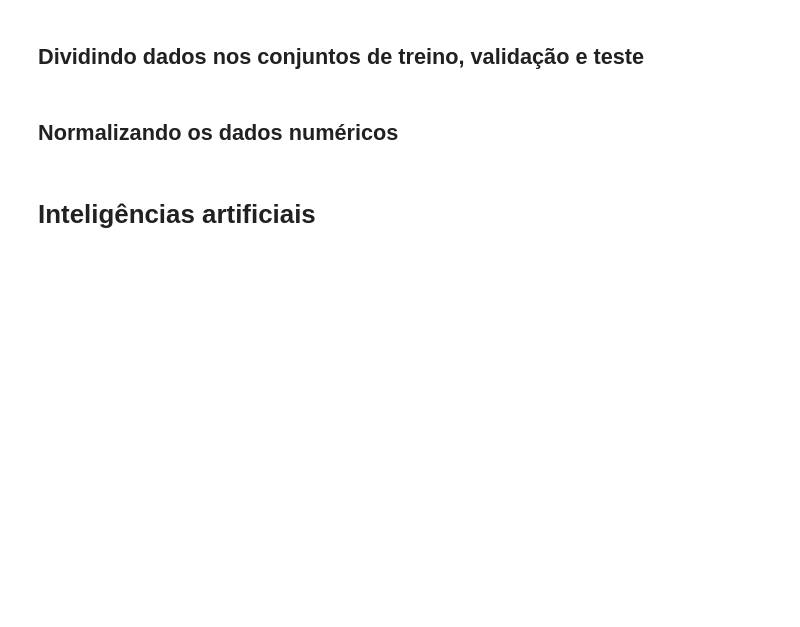
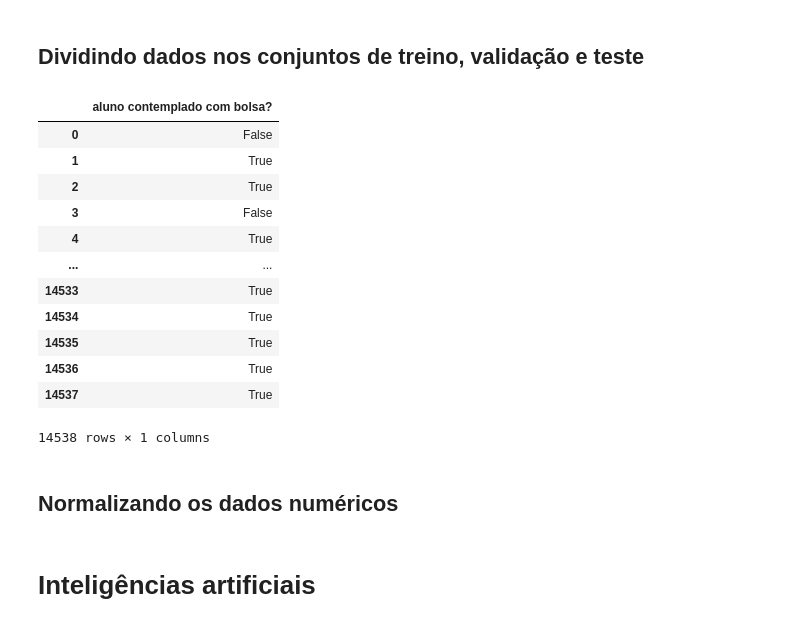
Before and after one commit to luiz-linkezio/conecta-ifpe-rank-IA, a Jupyter notebook: notebooks/train_test_model.ipynb, the cells around one changed output. Cells and saved outputs as stored; diff of their text form; code cells hidden in the pictures; blank space fills up the shorter version.

```diff
--- a/notebooks/train_test_model.ipynb
+++ b/notebooks/train_test_model.ipynb
@@ -126,3 +139,19 @@ df = df.drop(columns=['aluno contemplado com bolsa?'])
+# %%
+labels
+# %% [output]
+|  | aluno contemplado com bolsa? |
+| 0 | False |
+| 1 | True |
+| 2 | True |
+| 3 | False |
+| 4 | True |
+| ... | ... |
+| 14533 | True |
+| 14534 | True |
+| 14535 | True |
+| 14536 | True |
+| 14537 | True |
+14538 rows × 1 columns
 # %%
 X_train, X_test, y_train, y_test = train_test_split(df, labels, test_size=0.1)#, random_state=RANDOM_SEED)
 # %% [markdown]
```
Also changed, not shown: parts of 38 cells of this notebook, 2 other files.
